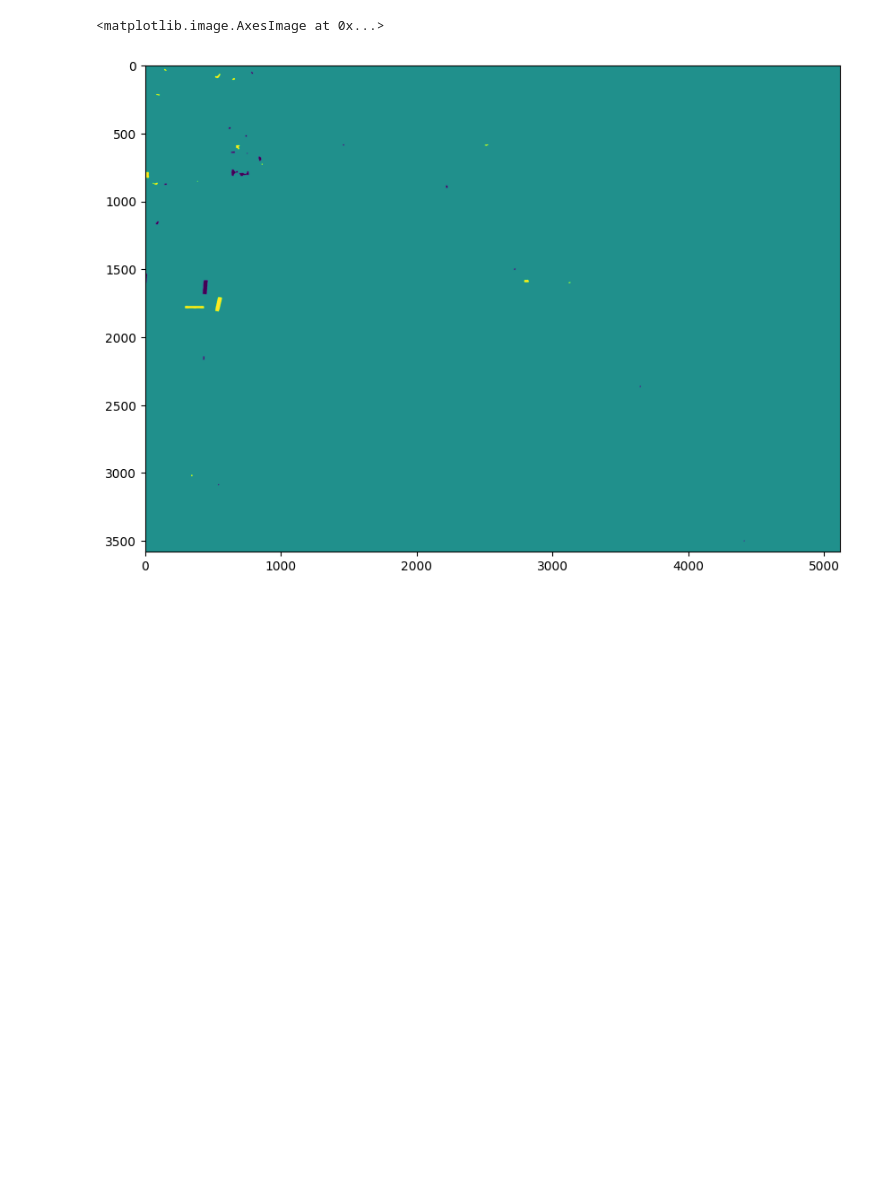
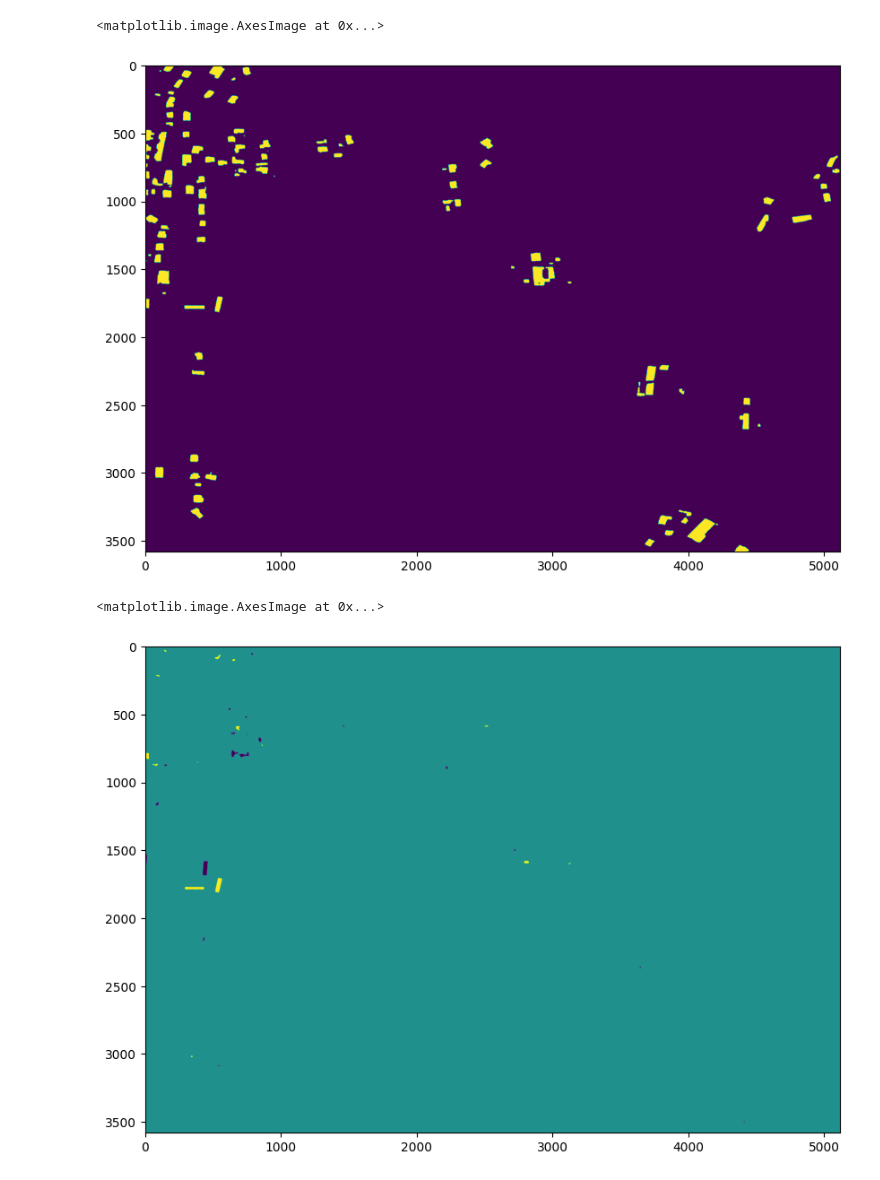
Before and after one commit to Caffinities/image_satellite, a Jupyter notebook: infer.ipynb, the cells around one changed output. Drawn from its saved outputs; the diff is of its cells as text; code cells hidden in the pictures; blank space fills up the shorter version.

```diff
--- a/infer.ipynb
+++ b/infer.ipynb
@@ -79,6 +87,9 @@ change = pipe.process(seg0.numpy(), seg1.numpy())
 # %%
-# plt.figure(figsize=(10, 8))
-# plt.imshow(seg1)
+plt.figure(figsize=(10, 8))
+plt.imshow(seg1)
+# %% [output]
+<matplotlib.image.AxesImage at 0x...>
+[figure, added]
 # %%
 plt.figure(figsize=(10, 8))
 plt.imshow(change)
```
Also changed, not shown: parts of 33 cells of this notebook, 2 other files.
